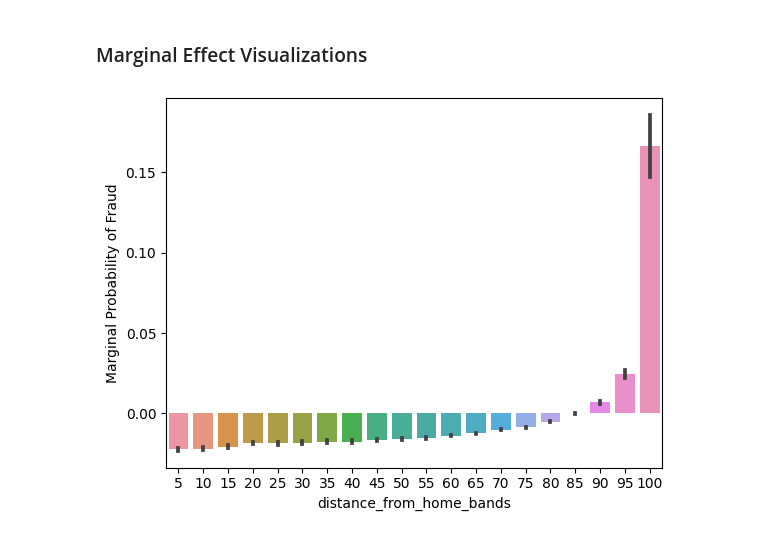
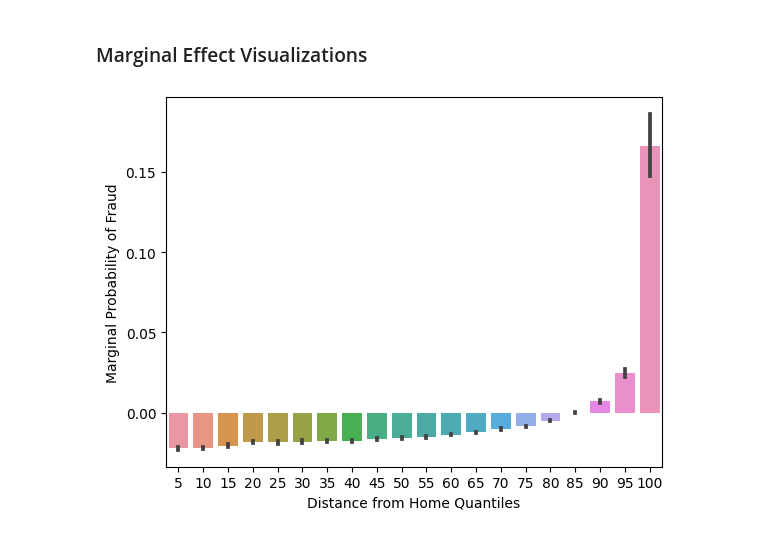
Before and after one commit to jakepenzak/blog-posts, a Jupyter notebook: Predictive Params in Logistic Reg/script.ipynb, the cells around one changed output. Cells and saved outputs as stored; diff of their text form; code cells hidden in the pictures.

```diff
--- a/Predictive Params in Logistic Reg/script.ipynb
+++ b/Predictive Params in Logistic Reg/script.ipynb
@@ -224,13 +224,14 @@ bands_df = X_shap.assign(ratio_to_median_purchase_price_bands = pd.qcut(X_shap["
 # %%
 # Distance from Home
 
 fig,ax = plt.subplots()
 sns.barplot(y=margins['distance_from_home'],x=bands_df['distance_from_home_bands'])
 ax.set_xticklabels(labels=[x for x in range(5,105,5)])
 ax.set_ylabel('Marginal Probability of Fraud')
+ax.set_xlabel('Distance from Home Quantiles')
 plt.show()
 # %% [output]
-[figure, old version]
+[figure, new version]
 # %%
 # Ratio to median purchase price
 
```
Also changed, not shown: parts of 3 cells of this notebook.
